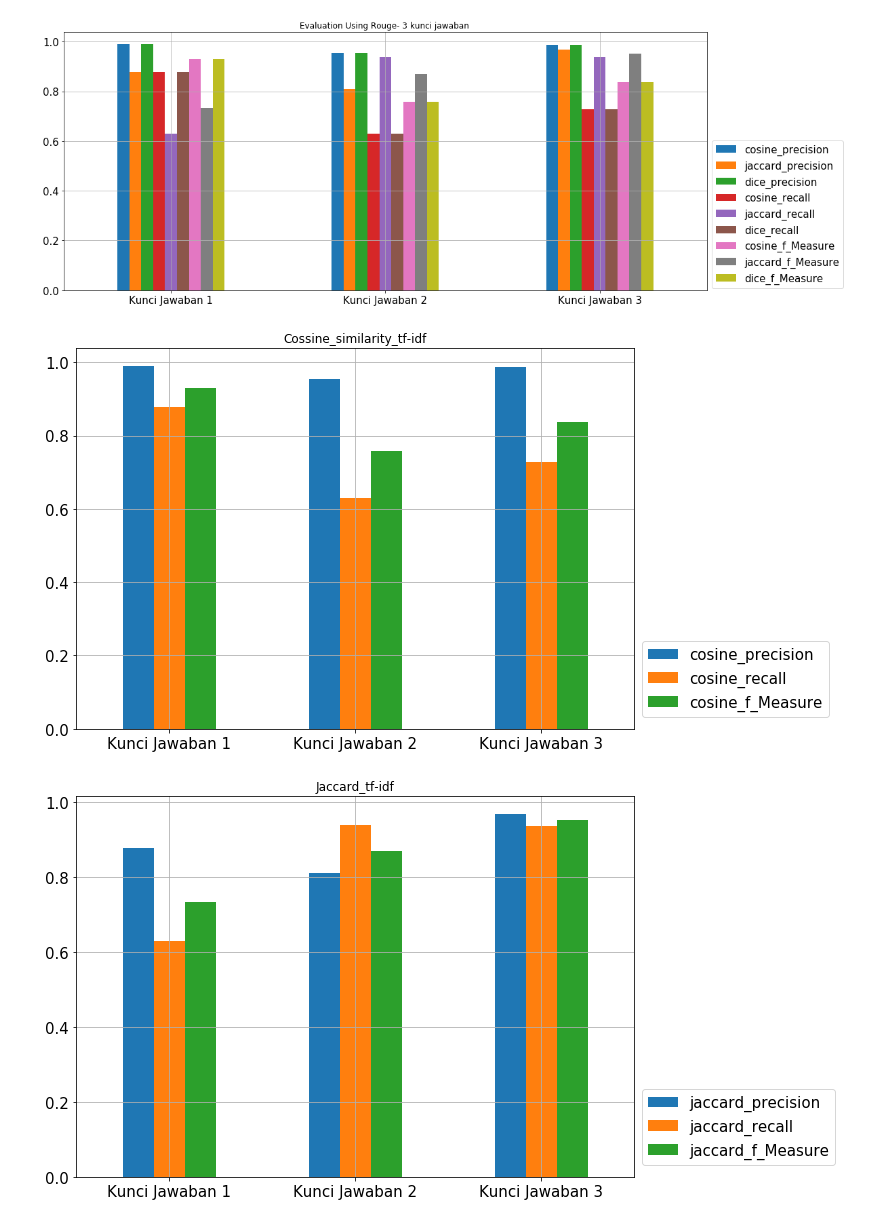
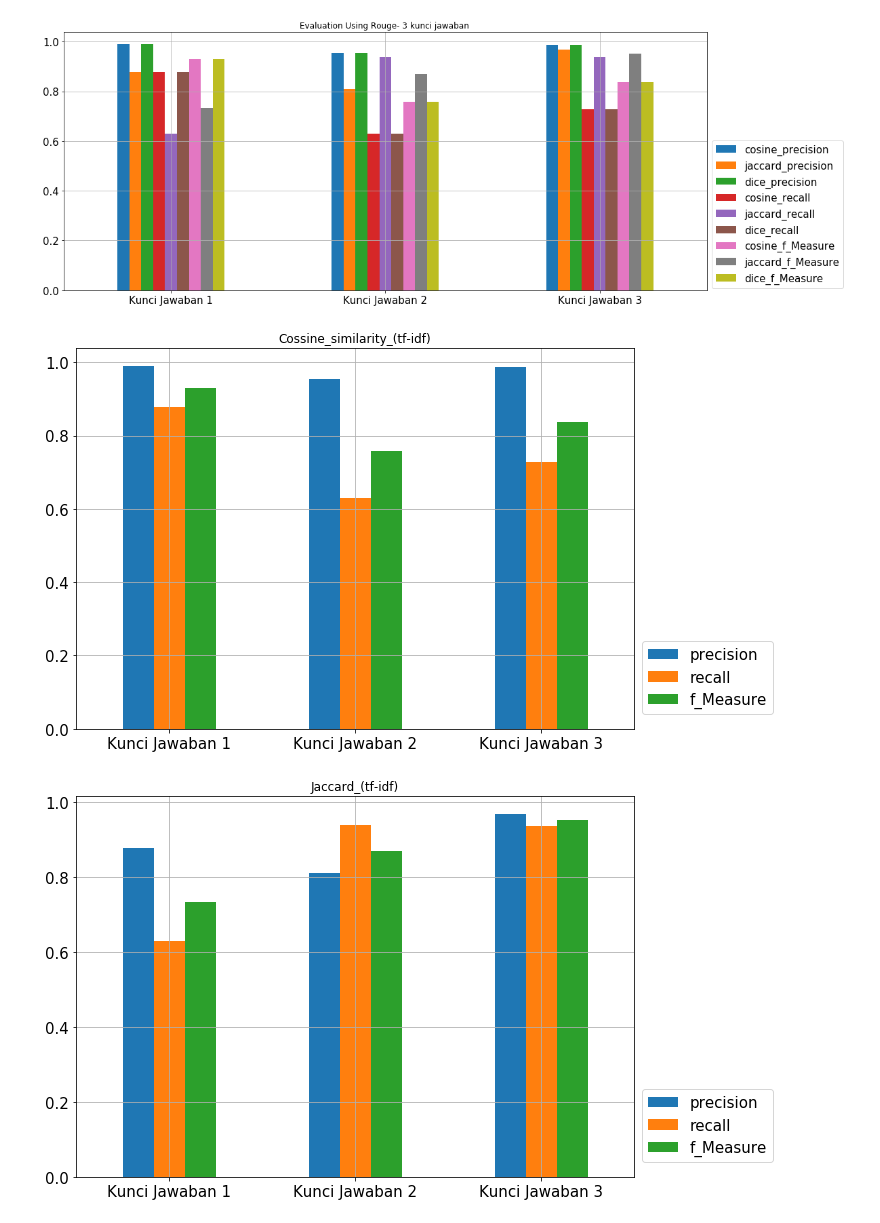
Before and after one commit to lufias69/text_similarity, a Jupyter notebook: z-ops.Evaluation Using Rouge.ipynb, the cells around one changed output. Saved outputs shown, nothing was run; the diff lists cells and outputs as text; code cells hidden in the pictures.

```diff
--- a/z-ops.Evaluation Using Rouge.ipynb
+++ b/z-ops.Evaluation Using Rouge.ipynb
@@ -318,36 +318,36 @@ cosine_tf_idf_f_Measure[1]=dopsi1['f-Measure'].tolist()[2]
 cosine_tf_idf_f_Measure[2]=dopsi2['f-Measure'].tolist()[2]
 #print(dopsi1['f-Measure'].tolist()[0])
 cosine_tf_idf_f_Measure
 
 #idxx = ops__
 dice_tf_idf_dict = {
     "precision":dice_tf_idf_precision,
     "recall":dice_tf_idf_recall,
     "df_Measure":dice_tf_idf_f_Measure
 }
 df_dice = pd.DataFrame(dice_tf_idf_dict, index=ops__)
 
 jaccard_tf_idf_dict = {
     "precision":jaccard_tf_idf_precision,
     "recall":jaccard_tf_idf_recall,
     "f_Measure":jaccard_tf_idf_f_Measure
 }
 df_jaccard = pd.DataFrame(jaccard_tf_idf_dict, index=ops__)
 
 
 cosine_tf_idf_dict = {
-    "cosine_precision":cosine_tf_idf_precision,
-    "cosine_recall":cosine_tf_idf_recall,
-    "cosine_f_Measure":cosine_tf_idf_f_Measure
+    "precision":cosine_tf_idf_precision,
+    "recall":cosine_tf_idf_recall,
+    "f_Measure":cosine_tf_idf_f_Measure
 }
 df_cosine = pd.DataFrame(cosine_tf_idf_dict, index=ops__)
 metodee = ['df_cosine','df_jaccard','df_dice']
-nama = ['Cossine_similarity_tf-idf',"Jaccard_tf-idf", 'Dice_tf-idf']
+nama = ['Cossine_similarity_(tf-idf)',"Jaccard_(tf-idf)", 'Dice_(tf-idf)']
 for ix, i in enumerate(metodee):
         ax = vars()[i].plot.bar(rot=0, title=nama[ix], figsize=(10,7), fontsize=15, grid=True)
         ax.get_legend()
         ax.legend(bbox_to_anchor=(1, 0.25), fontsize=15)
         ax.get_legend()
 # %% [output]
-[figure, old version]
+[figure, new version]
-[figure, old version]
+[figure, new version]
```
Also changed, not shown: parts of 1 cell of this notebook.
